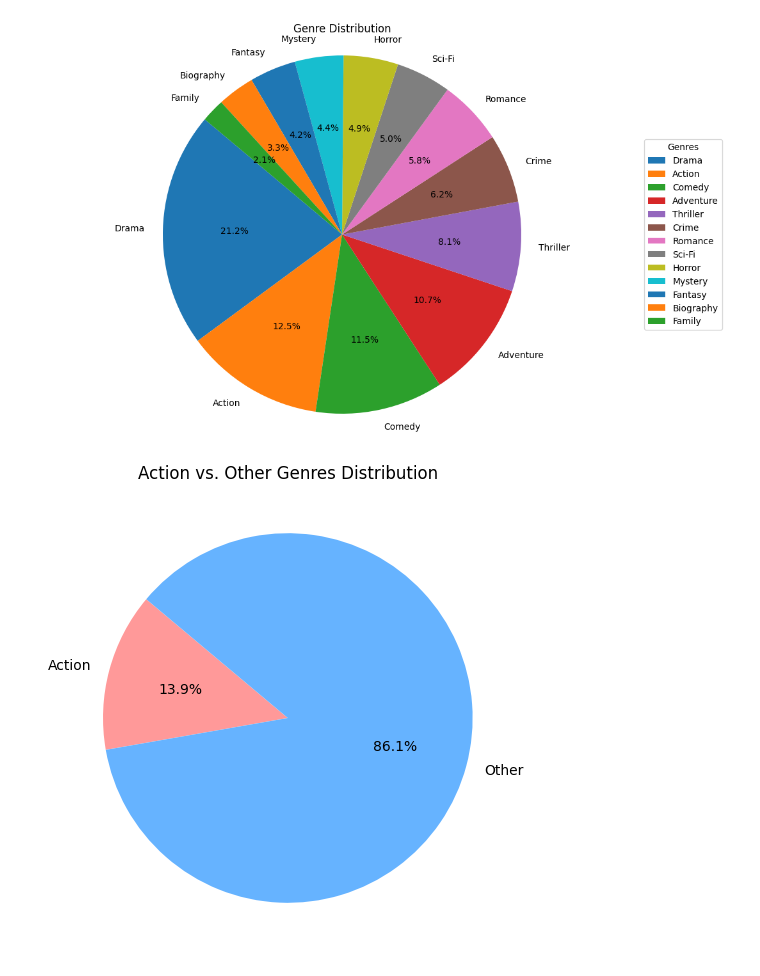
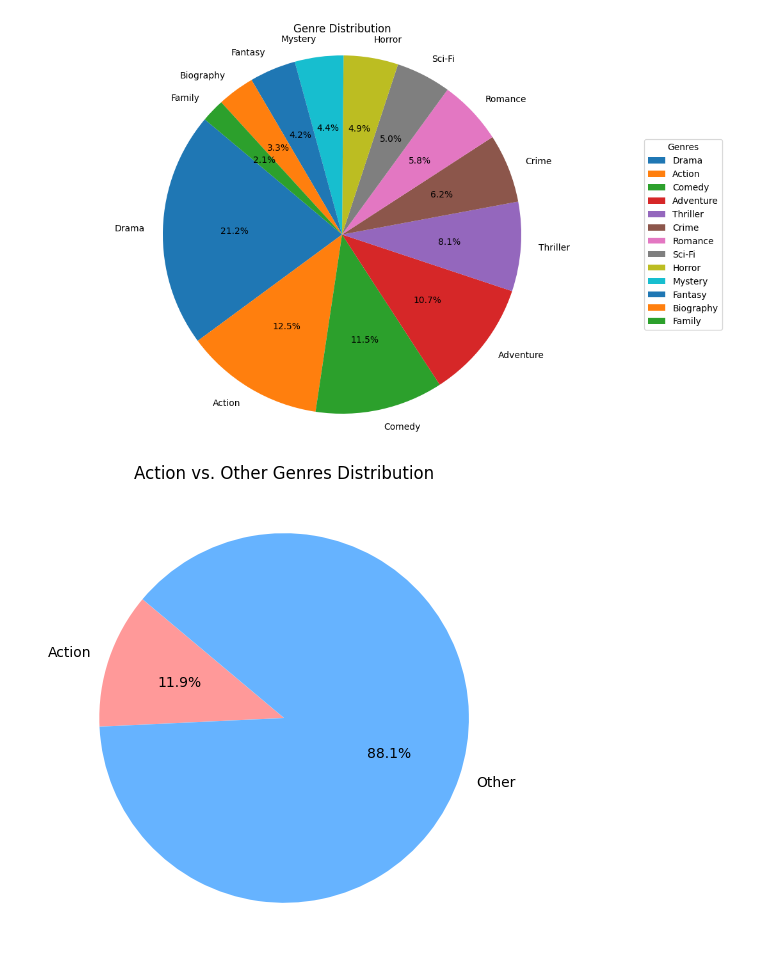
Before and after one commit to Code-with-lata/Data-Visualization, a Jupyter notebook: Python_Project.ipynb, the cells around one changed output. Drawn from its saved outputs; the diff is of its cells as text; code cells hidden in the pictures.

```diff
--- a/Python_Project.ipynb
+++ b/Python_Project.ipynb
@@ -475,7 +475,7 @@ plt.show()
 import matplotlib.pyplot as plt
 
 # Original data as a list of tuples
-data = [('Drama', 513),
+data = [('Drma', 513),
         ('Action', 303),
         ('Comedy', 279),
         ('Adventure', 259),
@@ -484,32 +484,42 @@ data = [('Drama', 513),
         ('Romance', 141),
         ('Sci-Fi', 120),
         ('Horror', 119),
-        ('Mystery', 106)]
+        ('Mystery', 106),
+        ('Fantasy', 101),
+        ('Biography', 81),
+        ('Family', 51),
+        ('Animation', 49),
+        ('History', 29),
+        ('Sport', 18),
+        ('Music', 16),
+        ('War', 13),
+        ('Western', 7),
+        ('Musical', 5)]
 
 # Separate the "Action" genre and combine the rest into "Other"
 action_count = 0
 other_count = 0
 
 for genre, count in data:
     if genre == "Action":
         action_count = count
     else:
         other_count += count
 
 # New data for the pie chart
 new_data = [('Action', action_count), ('Other', other_count)]
 
 # Unpacking the new data into two lists: genres and counts
 genres, counts = zip(*new_data)
 
 # Plotting the pie chart
 plt.figure(figsize=(8, 6))
 plt.pie(counts, labels=genres, autopct='%1.1f%%', startangle=140, colors=['#ff9999','#66b3ff'])
 
 # Adding a title
 plt.title('Action vs. Other Genres Distribution')
 
 # Displaying the plot
 plt.show()
 # %% [output]
-[figure, old version]
+[figure, new version]
```
Also changed, not shown: parts of 3 cells of this notebook, 3 other files.
